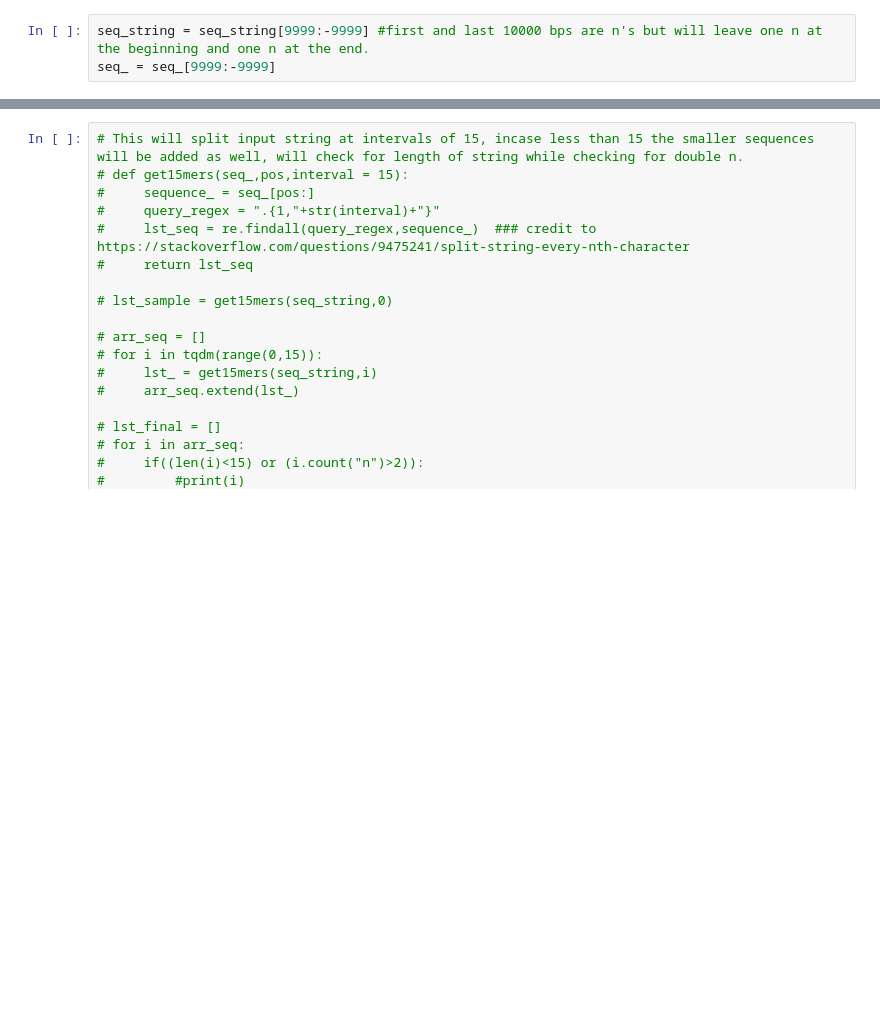
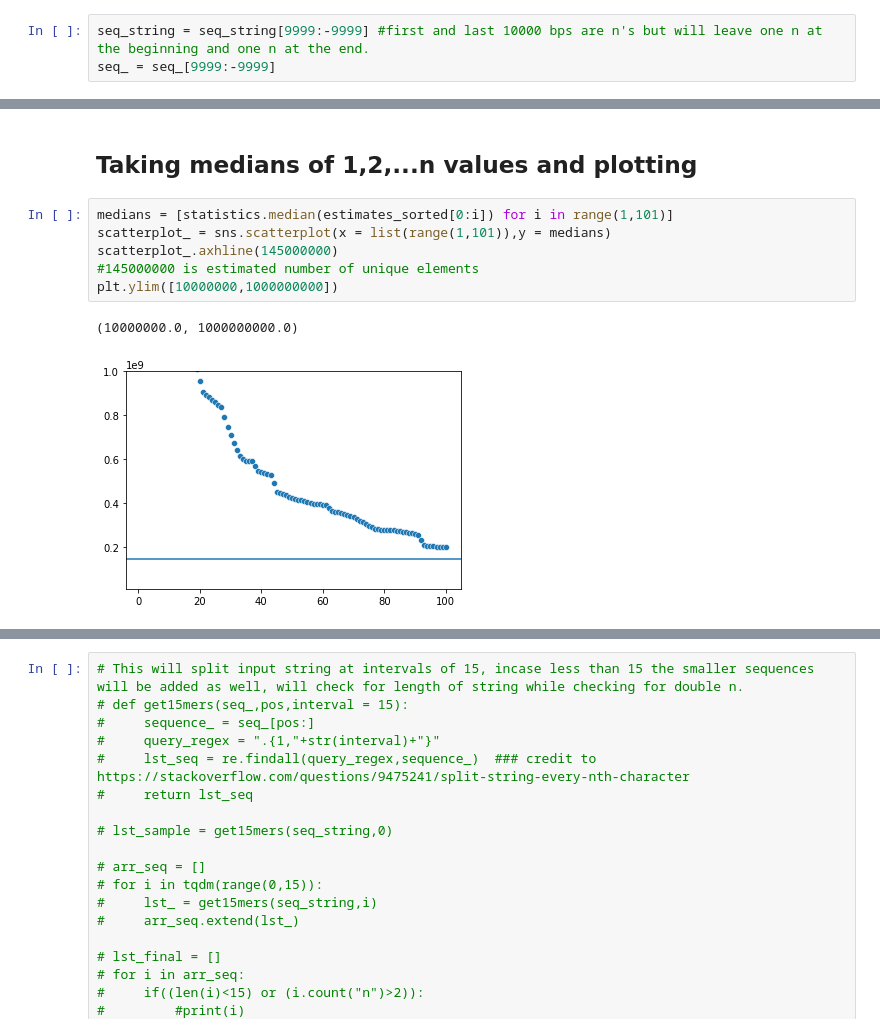
Before and after one commit to VenugopalBhatia/BIS_634, a Jupyter notebook: Assignments/HW_25Sep/HW_25sep_Ex2.ipynb, the cells around one changed output, grey strips where cells are left out. Saved outputs shown, nothing was run; the diff lists cells and outputs as text; blank space fills up the shorter version.

Commit message:
take median of n vals for estimating unique elements

```diff
--- a/Assignments/HW_25Sep/HW_25sep_Ex2.ipynb
+++ b/Assignments/HW_25Sep/HW_25sep_Ex2.ipynb
@@ -43,0 +144,11 @@ lst_final,lst_finalb = getNmers(seq_string,seq_)
+# %% [markdown]
+## Taking medians of 1,2,...n values and plotting
+# %%
+medians = [statistics.median(estimates_sorted[0:i]) for i in range(1,101)]
+scatterplot_ = sns.scatterplot(x = list(range(1,101)),y = medians)
+scatterplot_.axhline(145000000)
+#145000000 is estimated number of unique elements
+plt.ylim([10000000,1000000000])
+# %% [output]
+(10000000.0, 1000000000.0)
+[figure, added]
```
Also changed, not shown: parts of 23 cells of this notebook, 2 other files.
